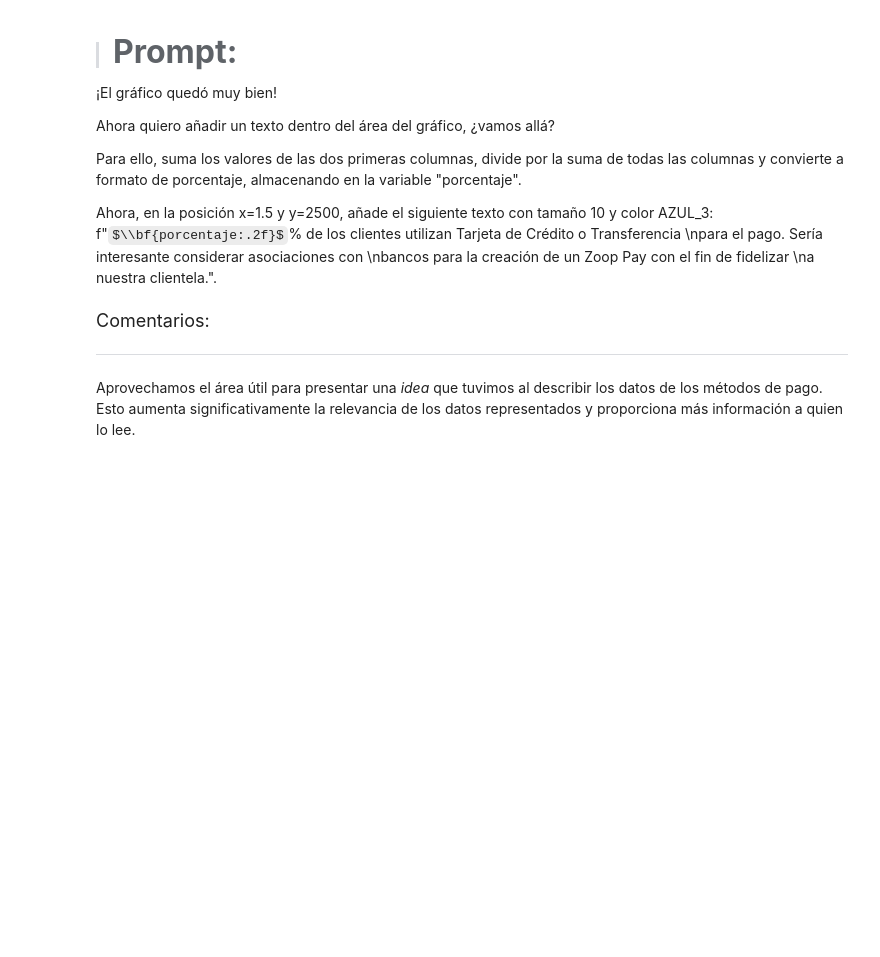
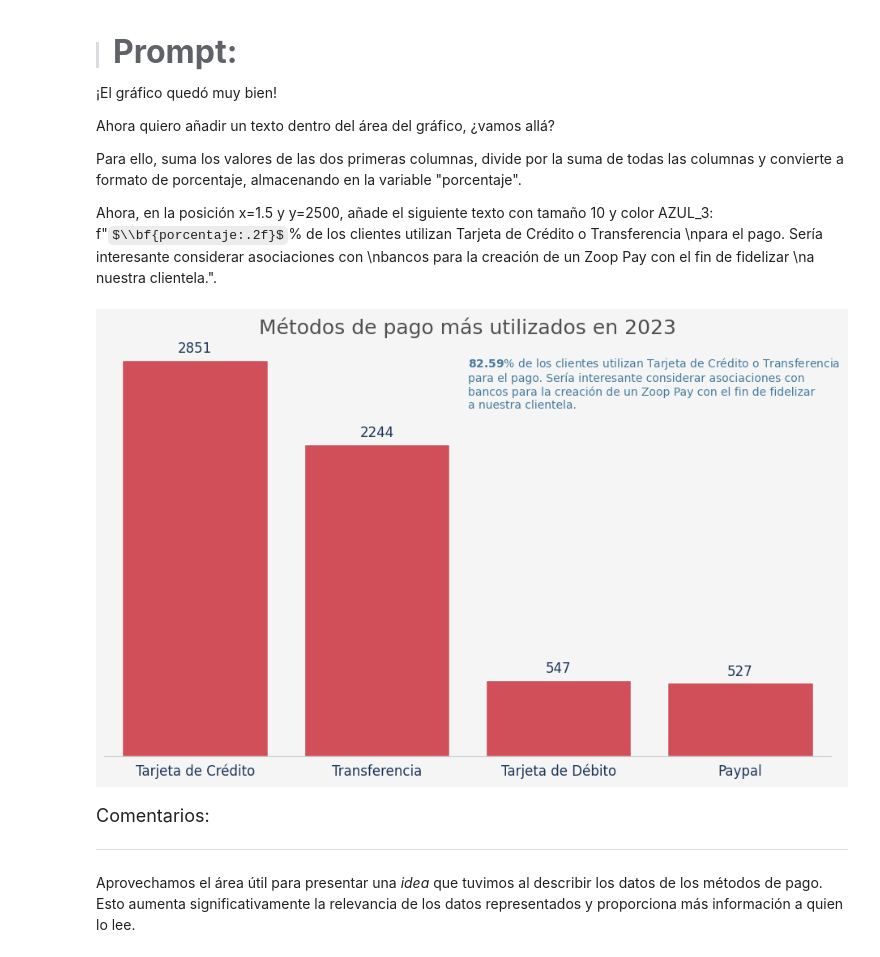
Before and after one commit to diego2003-her14/cursos-alura-ciencia-de-datos, a Jupyter notebook: IA_aplicada_a_ciencia_de_datos.ipynb, the cells around one changed output. Drawn from its saved outputs; the diff is of its cells as text; code cells hidden in the pictures; some formulas as TeX source; blank space fills up the shorter version.

```diff
--- a/IA_aplicada_a_ciencia_de_datos.ipynb
+++ b/IA_aplicada_a_ciencia_de_datos.ipynb
@@ -1169,6 +1227,57 @@ Ahora quiero añadir un texto dentro del área del gráfico, ¿vamos allá?
 Para ello, suma los valores de las dos primeras columnas, divide por la suma de todas las columnas y convierte a formato de porcentaje, almacenando en la variable "porcentaje".
 
 Ahora, en la posición x=1.5 y y=2500, añade el siguiente texto con tamaño 10 y color AZUL_3: f"$\\bf{porcentaje:.2f}$% de los clientes utilizan Tarjeta de Crédito o Transferencia \npara el pago. Sería interesante considerar asociaciones con \nbancos para la creación de un Zoop Pay con el fin de fidelizar \na nuestra clientela.".
+# %%
+# Colores corporativos de Zoop
+GRIS_1 = '#F5F5F5'
+GRIS_5 = '#4F4F4F'
+ROJO_1 = '#E63946'
+AZUL_1 = '#1D3557'
+AZUL_3 = '#457B9D'
+
+# Contar métodos de pago
+metodos_de_pago = df_completo['metodo_pago'].value_counts()
+
+# Calcular porcentaje de los dos primeros métodos de pago
+porcentaje = (metodos_de_pago.iloc[0] + metodos_de_pago.iloc[1]) / metodos_de_pago.sum() * 100
+
+# Tamaño de la figura y fondo
+plt.figure(figsize=(10, 6), facecolor=GRIS_1)
+ax = sns.barplot(x=metodos_de_pago.index, y=metodos_de_pago.values, color=ROJO_1)
+
+# Fondo del área del gráfico
+ax.set_facecolor(GRIS_1)
+
+# Título del gráfico
+plt.title('Métodos de pago más utilizados en 2023', fontsize=18, color=GRIS_5)
+
+# Eliminar etiqueta y eje Y
+ax.set_ylabel(None)
+ax.set_yticks([])
+
+# Personalizar eje X
+ax.set_xlabel('')
+ax.tick_params(axis='x', colors=AZUL_1, labelsize=12)
+
+# Eliminar bordes superior, derecho e izquierdo
+for spine in ['top', 'right', 'left']:
+    ax.spines[spine].set_visible(False)
+
+# Agregar etiquetas encima de las barras
+for index, value in enumerate(metodos_de_pago.values):
+    plt.text(index, value + max(metodos_de_pago.values)*0.01,
+             str(value), ha='center', va='bottom', color=AZUL_1, fontsize=12)
+
+# Añadir texto con análisis estratégico
+plt.text(1.5, 2500,
+         f"$\\bf{{{porcentaje:.2f}}}$% de los clientes utilizan Tarjeta de Crédito o Transferencia \npara el pago. Sería interesante considerar asociaciones con \nbancos para la creación de un Zoop Pay con el fin de fidelizar \na nuestra clientela.",
+         color=AZUL_3, fontsize=10)
+
+# Mostrar gráfico
+plt.tight_layout()
+plt.show()
+# %% [output]
+[figure, added]
 # %% [markdown]
 <font color="7b71ff" size=4> Comentarios: </font>
 
```
Also changed, not shown: parts of 15 cells of this notebook.
